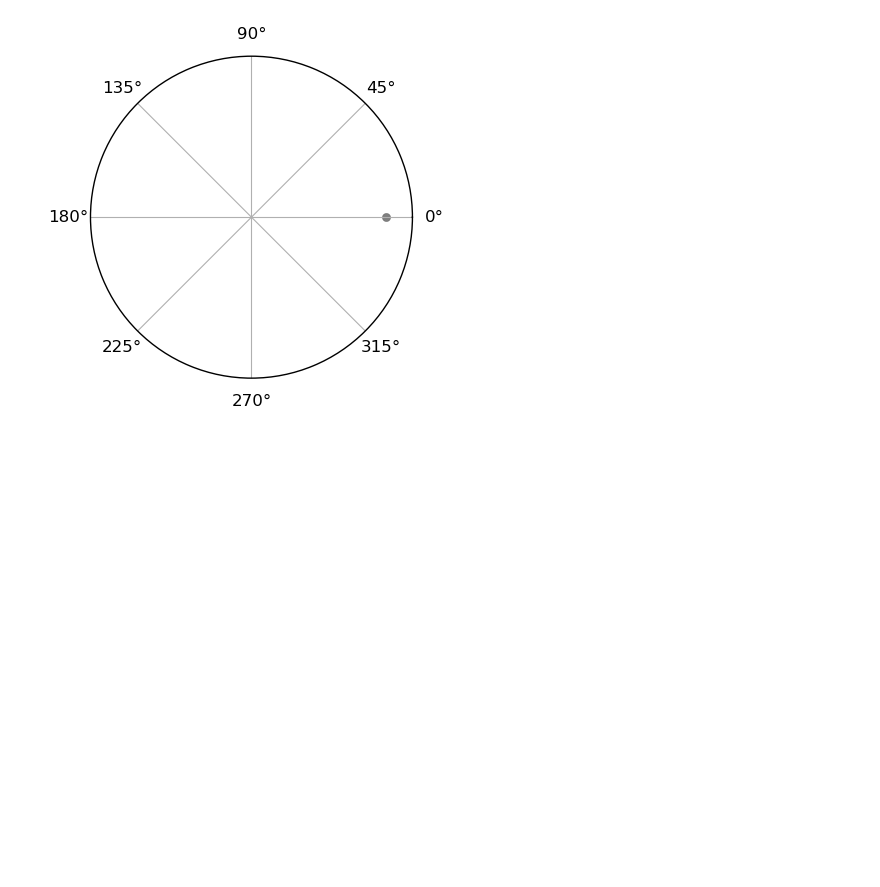
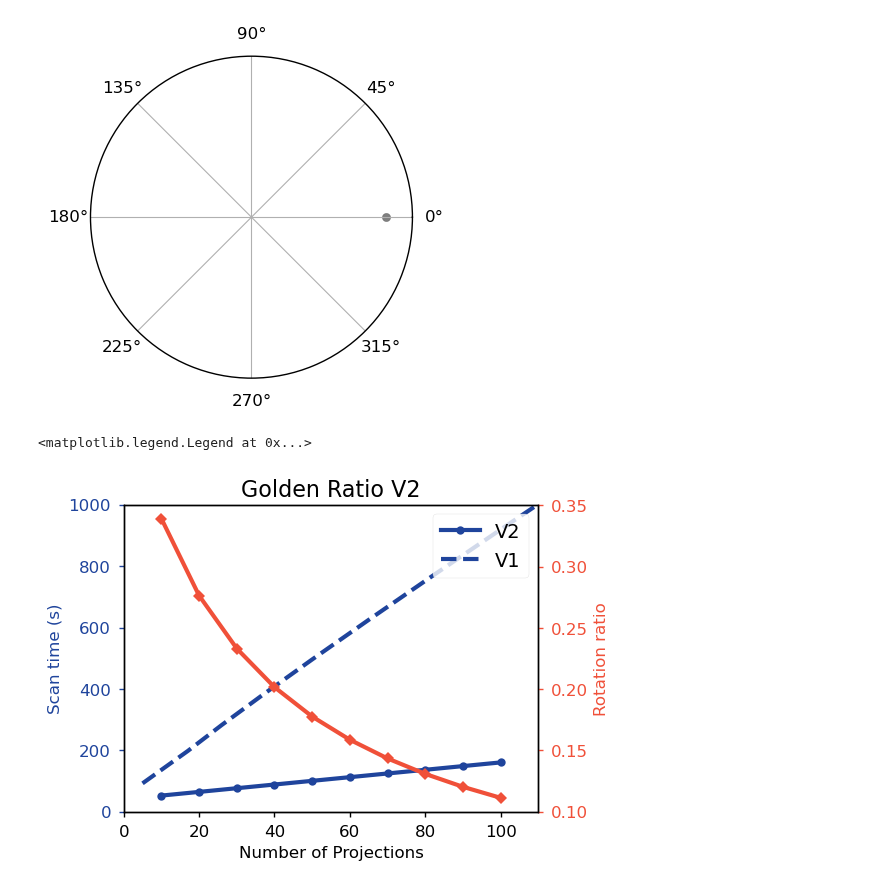
Before and after one commit to RubenDragland/4D_CT, a Jupyter notebook: Golden Angle Analysis/optimisation.ipynb, the cells around one changed output. Drawn from its saved outputs; the diff is of its cells as text; code cells hidden in the pictures; blank space fills up the shorter version.

Commit message:
Update optimisation golden ratio v2

```diff
--- a/Golden Angle Analysis/optimisation.ipynb
+++ b/Golden Angle Analysis/optimisation.ipynb
@@ -400,0 +417,42 @@ anim_created.save("golden_v2_137.mp4", writer = "ffmpeg")
+# %%
+def golden_v2_reconstruction_time(projs_batch: int, rotation_rate= 20.1, exposure = 1.2):
+
+    angle = 360/projs_batch # 18 if projs_batch = 20
+    rot_time = 360/rotation_rate #s
+    extra_time = 5 #s
+    extra_rot = rot_time
+    exposure_time = projs_batch * exposure #s
+
+    time = exposure_time + rot_time + extra_time + extra_rot
+
+    return time, rot_time/time, angle
+# %%
+projs_batch = np.arange(10,110,10)
+ns = np.array([1,4,5,6,7,8,9,10,11,12,13,14,15])
+t_res_old, exp_ratio, min_projs = metallic_temporal_resolution_n_exposure_ratio(ns)
+t_res, exposure_share, angle = golden_v2_reconstruction_time(projs_batch)
+
+fig, ax = plt.subplots()
+
+ax1 = ax.twinx()
+
+left, = ax.plot(projs_batch, t_res, "-o", color = "#1F449C", label= "V2")
+right, = ax1.plot(projs_batch, exposure_share, "-D", color = "#F05039", label= "Exposure ratio")
+ax.set_xlabel('Number of Projections')
+ax.set_ylabel('Scan time (s)', color=left.get_color())
+ax1.set_ylabel('Rotation ratio', color=right.get_color())
+ax.set_title(f"Golden Ratio V2")
+
+ax.tick_params(axis='y', colors=left.get_color())
+ax1.tick_params(axis='y', colors=right.get_color())
+# ax2.tick_params(axis='y', colors=right_wing.get_color())
+
+# t_DR = projs_batch*(1.2+3) + 18
+ax.plot(min_projs, t_res_old, "--", color = "#1F449C", label= "V1")
+
+ax.set_xlim(0,110)
+ax.set_ylim(0,1000)
+ax.legend(loc = "upper right")
+# %% [output]
+<matplotlib.legend.Legend at 0x...>
+[figure, added]
```
Also changed, not shown: parts of 2 cells of this notebook.
